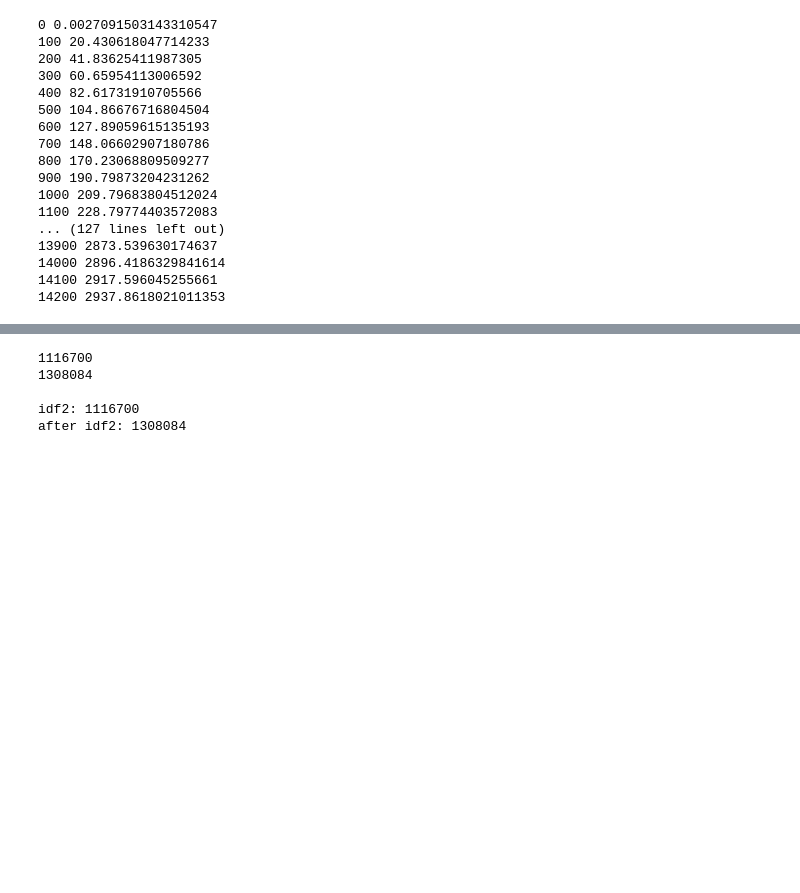
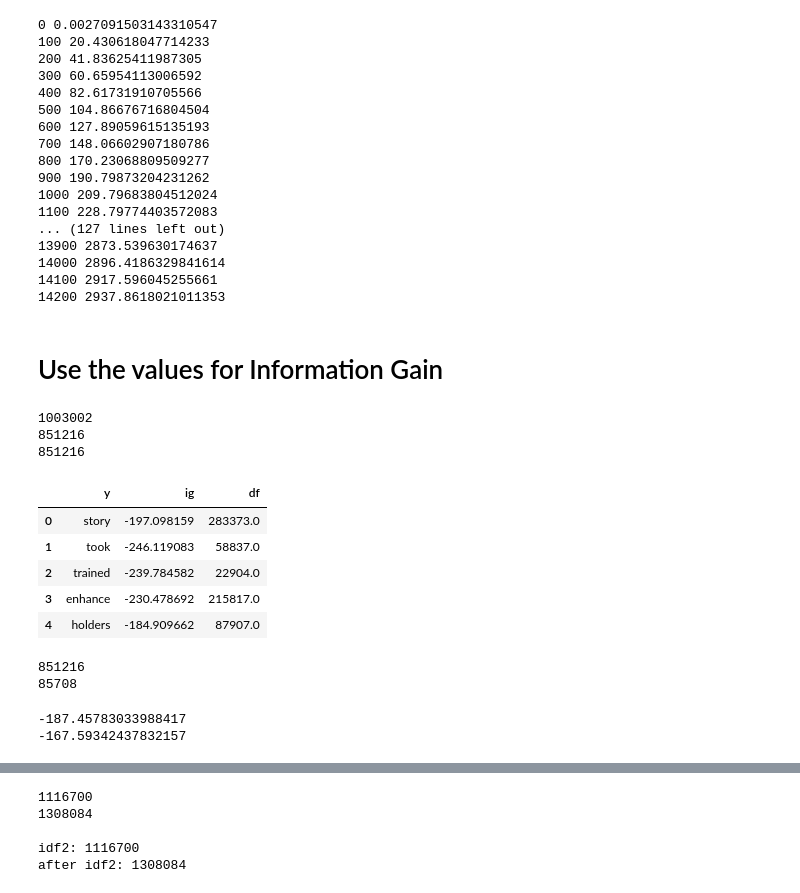
Before and after one commit to craigschmidt/idf-glove, a Jupyter notebook: idfglove42.ipynb, the cells around one changed output, grey strips where cells are left out. Drawn from its saved outputs; the diff is of its cells as text; code cells hidden in the pictures; blank space fills up the shorter version.

```diff
--- a/idfglove42.ipynb
+++ b/idfglove42.ipynb
@@ -373,5 +373,39 @@ out.close()
 14000 2896.4186329841614
 14100 2917.596045255661
 14200 2937.8618021011353
+# %% [markdown]
+# Use the values for Information Gain
 # %%
-# stopped here
+import pandas as pd
+igdf = pd.read_csv("/Users/cschmidt/otherrepos/idf-glove/3d25cb2a-9e00-4adc-9f7b-9017e488edee.csv")
+print(len(igdf))
+igdf = igdf[igdf["df"] > 1.0]
+print(len(igdf))
+
+igvocab = igdf["y"].values
+ig = igdf["ig"].values
+df = igdf["df"].values
+
+# huh, a bunch must be in a single page
+print(len(igvocab))
+# %% [output]
+1003002
+851216
+851216
+# %%
+igdf.head()
+# %% [output]
+|  | y | ig | df |
+| 0 | story | -197.098159 | 283373.0 |
+| 1 | took | -246.119083 | 58837.0 |
+| 2 | trained | -239.784582 | 22904.0 |
+| 3 | enhance | -230.478692 | 215817.0 |
+| 4 | holders | -184.909662 | 87907.0 |
+# %%
+triples = sorted(zip(ig,igvocab,df), reverse=True)
+print(len(triples))
+positives = [(gain,w,df) for (gain,w,df) in triples if gain > 0]
+print(len(positives))
+# %% [output]
+851216
+85708
@@ -377,0 +414,6 @@ out.close()
+# %%
+print(iglookup["weighted"])
+print(iglookup["blanket"])
+# %% [output]
+-187.45783033988417
+-167.59342437832157
```
Also changed, not shown: parts of 5 cells of this notebook, 1 other file.
